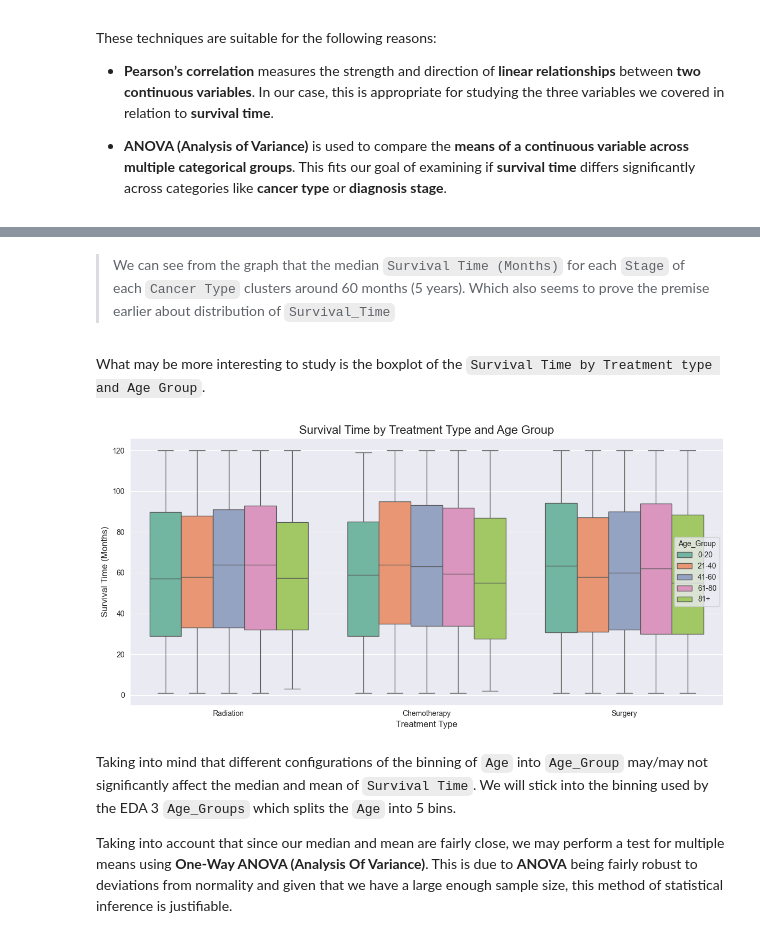
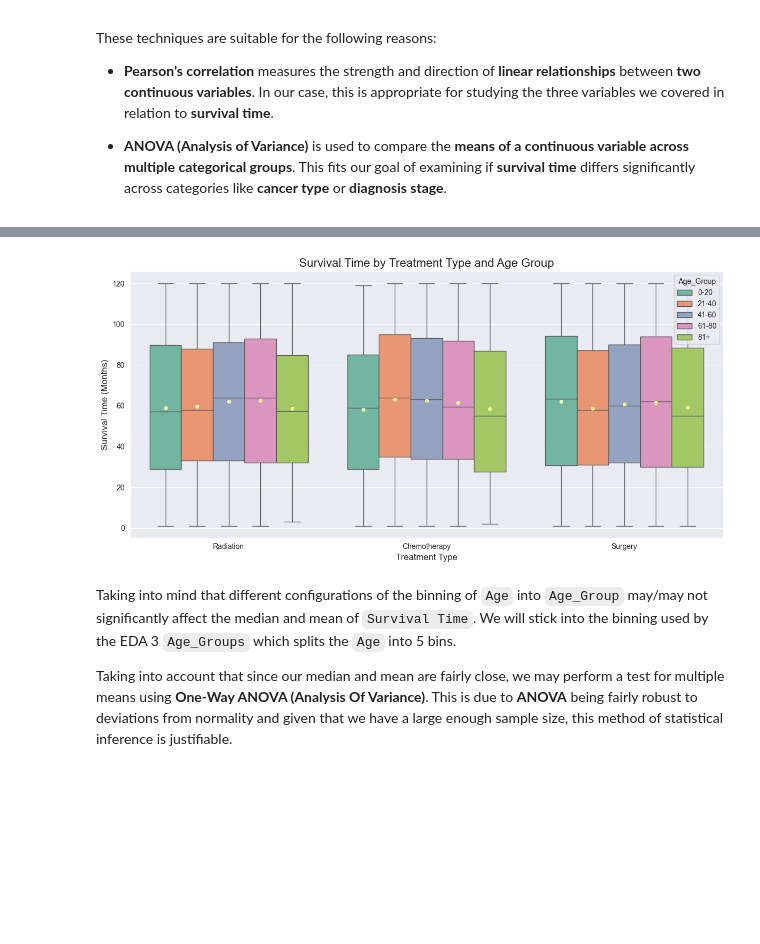
Before and after one commit to Kamote35/CSMODEL-S20-pandas-Salle-, a Jupyter notebook: [CSMODEL]Pandas_Salle_PHASE2_EDA3_final.ipynb, the cells around one changed output, grey strips where cells are left out. Saved outputs shown, nothing was run; the diff lists cells and outputs as text; code cells hidden in the pictures; blank space fills up the shorter version.

```diff
--- a/[CSMODEL]Pandas_Salle_PHASE2_EDA3_final.ipynb
+++ b/[CSMODEL]Pandas_Salle_PHASE2_EDA3_final.ipynb
@@ -699,19 +704,23 @@ plt.show()
-# %% [markdown]
-> We can see from the graph that the median `Survival Time (Months)` for each `Stage` of each `Cancer Type` clusters around 60 months (5 years). Which also seems to prove the premise earlier about distribution of `Survival_Time`
-# %% [markdown]
-What may be more interesting to study is the boxplot of the `Survival Time by Treatment type and Age Group`.
 # %%
 eye_cancer_df['Age_Group'] = pd.cut(eye_cancer_df['Age'], bins=[0, 20, 40, 60, 80, 100], labels=['0-20', '21-40', '41-60', '61-80', '81+'])
 
 plt.figure(figsize=(12, 6))
-sns.boxplot(data=eye_cancer_df, x='Treatment_Type', y='Survival_Time_Months', hue='Age_Group', palette='Set2')
+sns.boxplot(
+    data=eye_cancer_df,
+    x='Treatment_Type',
+    y='Survival_Time_Months',
+    hue='Age_Group',
+    palette='Set2',
+    showmeans=True,
+    meanprops=dict(marker=".", markerfacecolor="yellow", markeredgecolor="white", markersize=8)
+)
 plt.title('Survival Time by Treatment Type and Age Group', fontsize=16)
 plt.xlabel('Treatment Type', fontsize=12)
 plt.ylabel('Survival Time (Months)', fontsize=12)
 plt.tight_layout()
 plt.show()
 # %% [output]
-[figure, old version]
+[figure, new version]
 # %% [markdown]
 Taking into mind that different configurations of the binning of `Age` into `Age_Group` may/may not significantly affect the median and mean of `Survival Time`. We will stick into the binning used by the EDA 3 `Age_Groups` which splits the `Age` into 5 bins.
 
```
Also changed, not shown: parts of 22 cells of this notebook, 1 other file.
